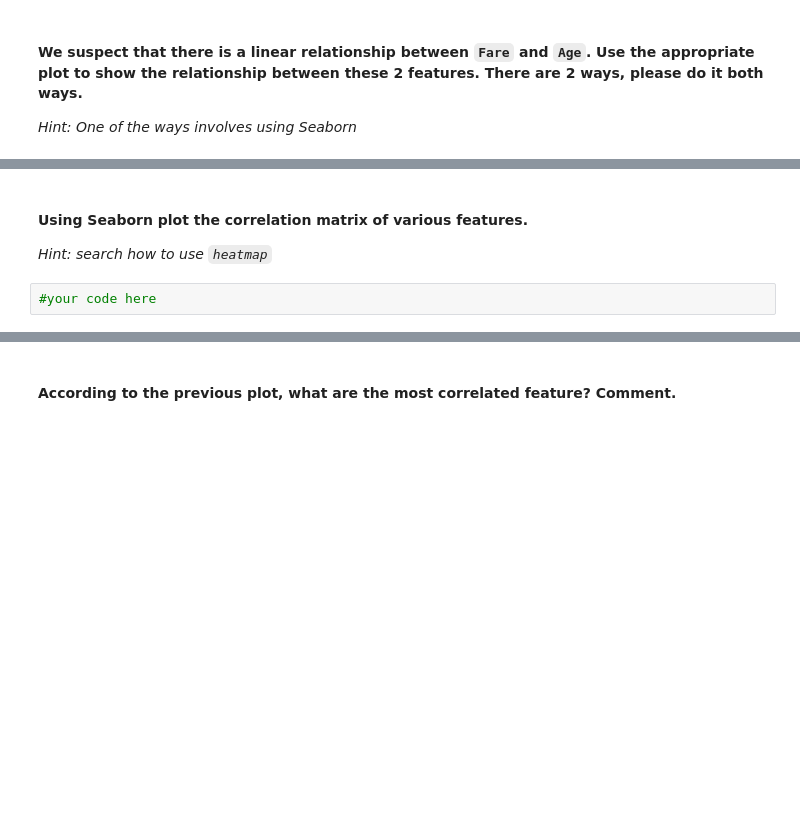
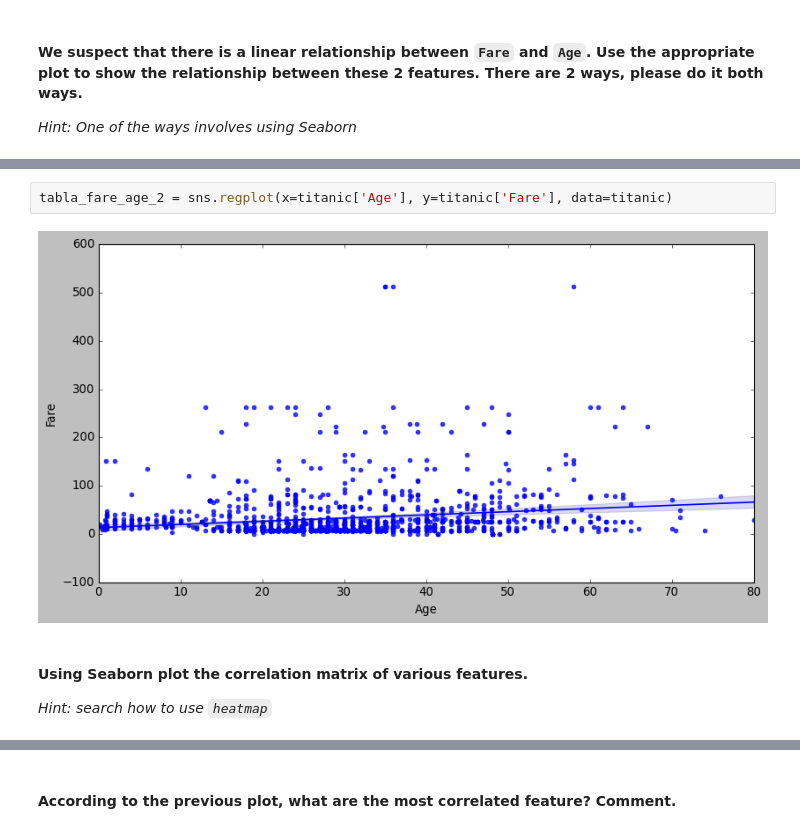
Before and after one commit to Ironhack-Part-Time-Enero2022/lab-visualization-extra, a Jupyter notebook: challenge-2.ipynb, the cells around one changed output, grey strips where cells are left out. Drawn from its saved outputs; the diff is of its cells as text; blank space fills up the shorter version.

```diff
--- a/challenge-2.ipynb
+++ b/challenge-2.ipynb
@@ -191,6 +193,8 @@ plt.show
+# %%
+tabla_fare_age_2 = sns.regplot(x=titanic['Age'], y=titanic['Fare'], data=titanic)
+# %% [output]
+[figure, added]
 # %% [markdown]
 #### Using Seaborn plot the correlation matrix of various features.
 
 *Hint: search how to use `heatmap`*
-# %%
-#your code here
```
Also changed, not shown: parts of 7 cells of this notebook.
